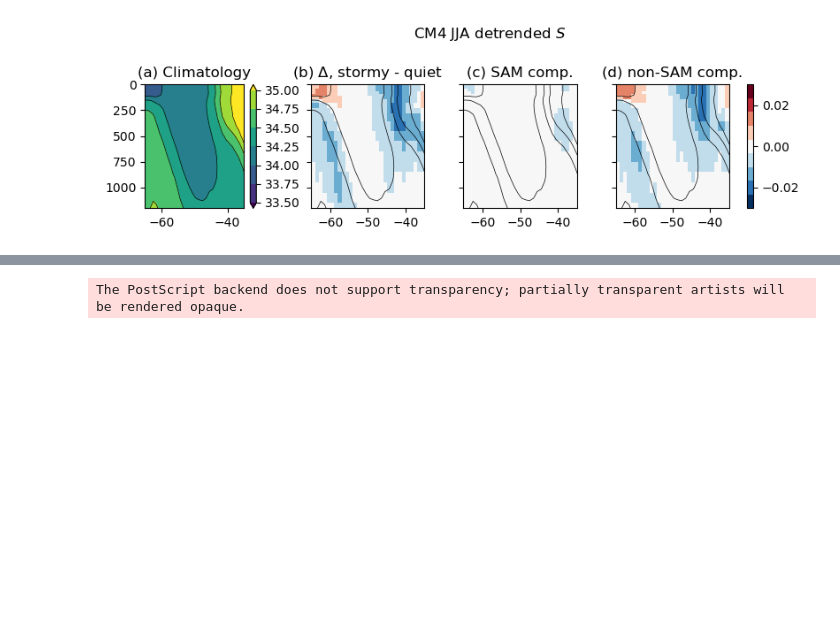
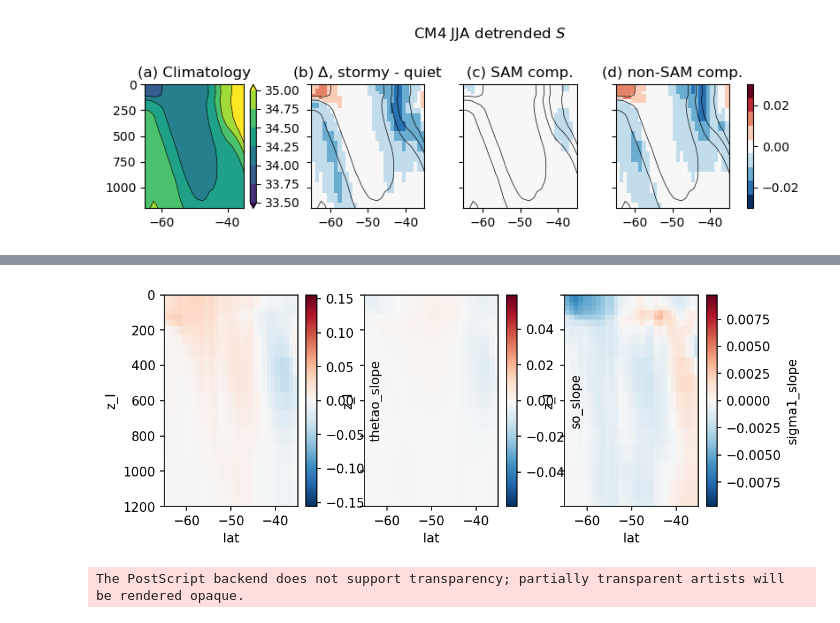
Before and after one commit to keturner8/stormtrack_variability, a Jupyter notebook: notebooks/composites_CMIP_SAMresid.ipynb, the cells around one changed output, grey strips where cells are left out. Drawn from its saved outputs; the diff is of its cells as text; code cells hidden in the pictures; blank space fills up the shorter version.

```diff
--- a/notebooks/composites_CMIP_SAMresid.ipynb
+++ b/notebooks/composites_CMIP_SAMresid.ipynb
@@ -905,3 +905,19 @@ The PostScript backend does not support transparency; partially transparent arti
+# %%
+fig, axs = plt.subplots(nrows=1, ncols=3, figsize=(8,3), dpi=150, sharey=True)
+#axs = axs.flatten()
+
+for i, v in enumerate(var):
+    ds_v = xr.open_dataset(
+        f"/work/Katherine.Turner/tempest-extremes/{mod}_cmip/data/{v}_{s}_detrend.nc"
+    )
+
+    slope_SAM = ds_v[f"{v}_slope"]
+
+    (-1*slope_SAM.sel(lon=regions["e_pac"])).mean(dim='lon').plot(ax=axs[i])
+    axs[i].set_xlim([-65,-35])
+    axs[i].set_ylim([1200, 0])
+# %% [output]
+[figure, added]
 # %%
 # 4 panel plot for climatological temperature, salinity, density, and PV
 
```
Also changed, not shown: parts of 5 cells of this notebook, 17 other files.
